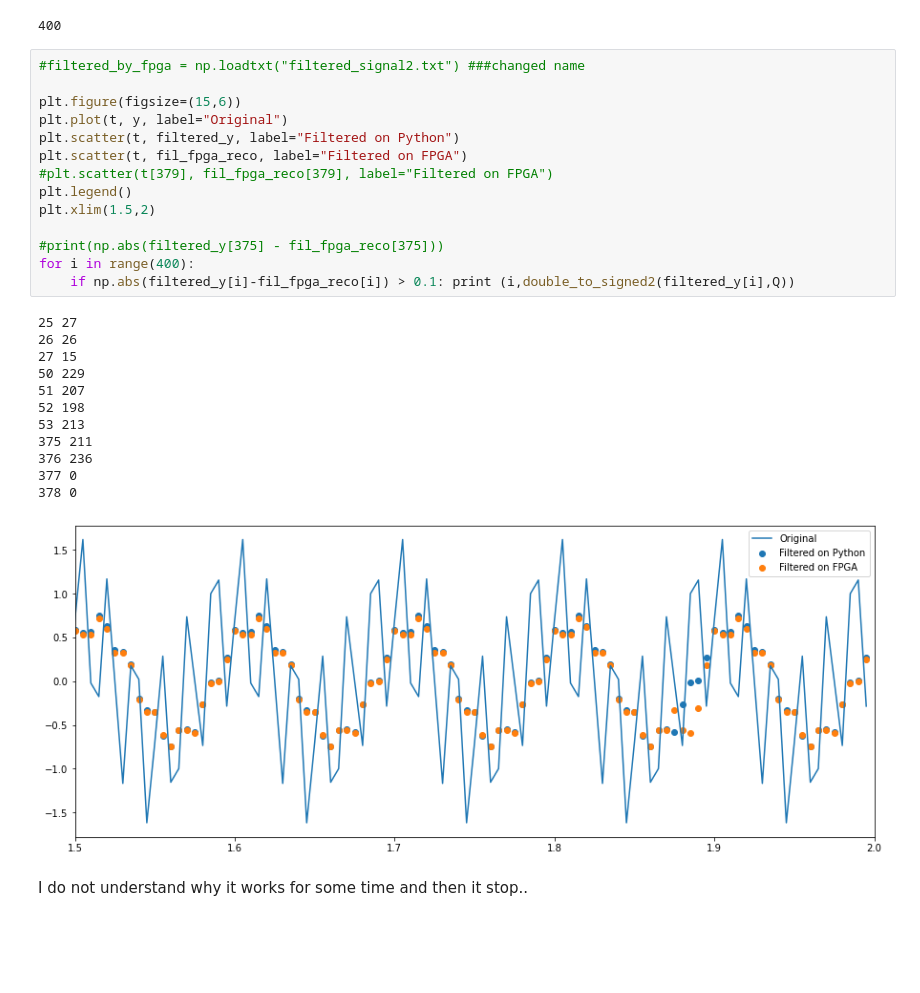
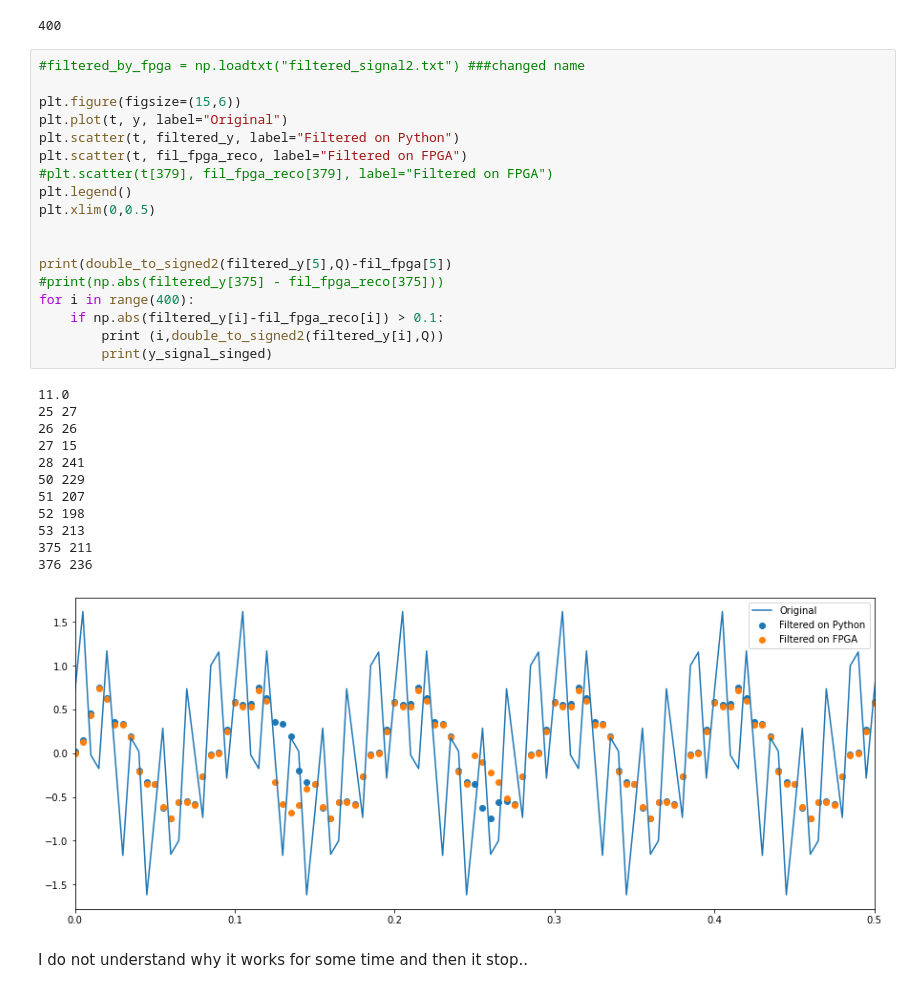
Before and after one commit to dariobaron/MAPD-A-fir-filter, a Jupyter notebook: FIRfilter_python.ipynb, the cells around one changed output. Drawn from its saved outputs; the diff is of its cells as text; blank space fills up the shorter version.

```diff
--- a/FIRfilter_python.ipynb
+++ b/FIRfilter_python.ipynb
@@ -174,30 +174,34 @@ print(len(fil_fpga_reco))
 # %%
 #filtered_by_fpga = np.loadtxt("filtered_signal2.txt") ###changed name
 
 plt.figure(figsize=(15,6))
 plt.plot(t, y, label="Original")
 plt.scatter(t, filtered_y, label="Filtered on Python")
 plt.scatter(t, fil_fpga_reco, label="Filtered on FPGA")
 #plt.scatter(t[379], fil_fpga_reco[379], label="Filtered on FPGA")
 plt.legend()
-plt.xlim(1.5,2)
+plt.xlim(0,0.5)
 
+
+print(double_to_signed2(filtered_y[5],Q)-fil_fpga[5])
 #print(np.abs(filtered_y[375] - fil_fpga_reco[375]))
 for i in range(400):
-    if np.abs(filtered_y[i]-fil_fpga_reco[i]) > 0.1: print (i,double_to_signed2(filtered_y[i],Q))
+    if np.abs(filtered_y[i]-fil_fpga_reco[i]) > 0.1:
+        print (i,double_to_signed2(filtered_y[i],Q))
+        print(y_signal_singed)
 # %% [output]
+11.0
 25 27
 26 26
 27 15
+28 241
 50 229
 51 207
 52 198
 53 213
 375 211
 376 236
-377 0
-378 0
-[figure, old version]
+[figure, new version]
 # %% [markdown]
 I do not understand why it works for some time and then it stop..
 # %%
```
